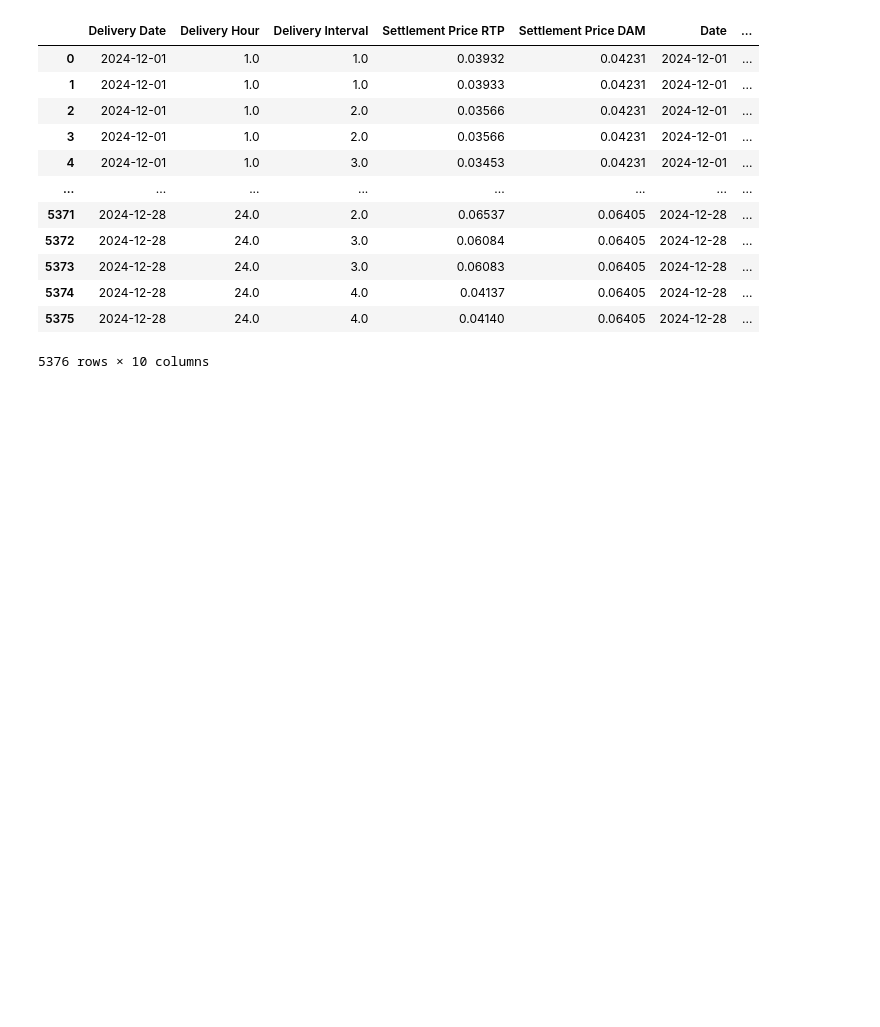
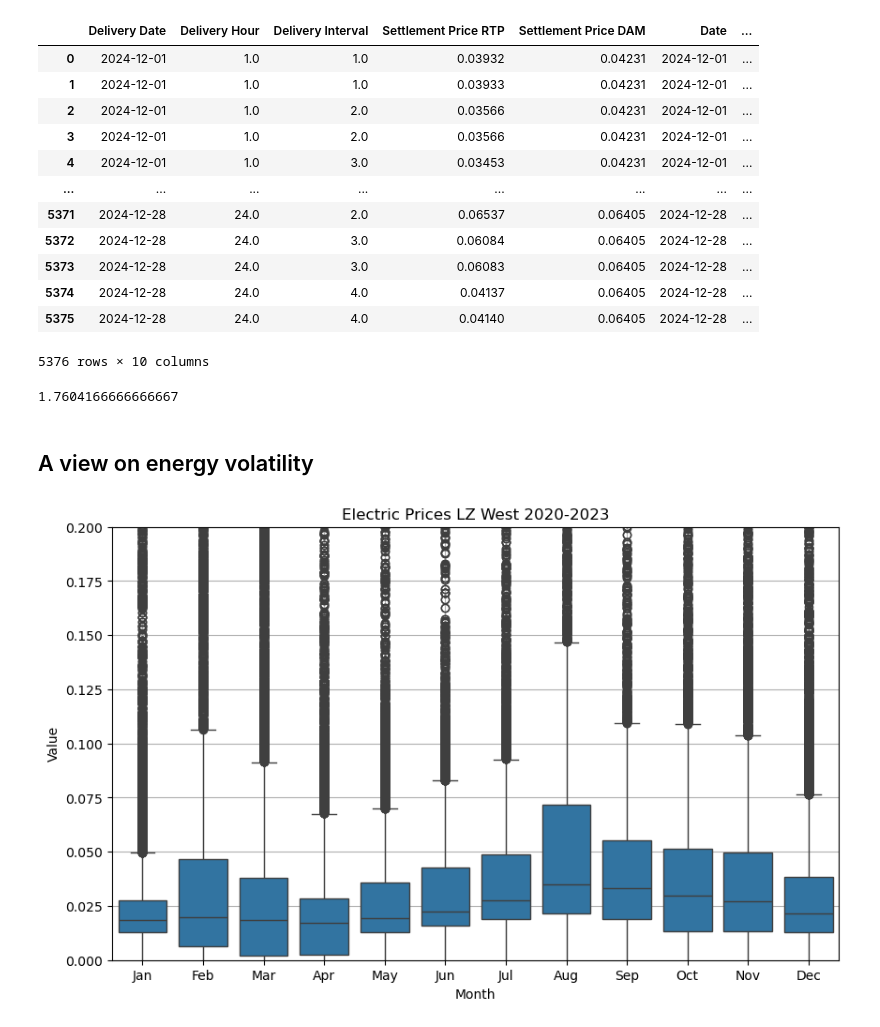
Before and after one commit to brock-fassnacht/ERCOT_Pricing, a Jupyter notebook: Pricing Analysis.ipynb, the cells around one changed output. Saved outputs shown, nothing was run; the diff lists cells and outputs as text; code cells hidden in the pictures; blank space fills up the shorter version.

```diff
--- a/Pricing Analysis.ipynb
+++ b/Pricing Analysis.ipynb
@@ -332,3 +426,14 @@ tbl
 | 5374 | 2024-12-28 | 24.0 | 4.0 | 0.04137 | 0.06405 | 2024-12-28 | ... |
 | 5375 | 2024-12-28 | 24.0 | 4.0 | 0.04140 | 0.06405 | 2024-12-28 | ... |
 5376 rows × 10 columns
+# %%
+169/(4*24)
+# %% [output]
+1.7604166666666667
+# %% [markdown]
+## A view on energy volatility
+# %%
+year = 2024
+
+filtered_rtp = rtp_table[(rtp_table["Delivery_Year"] != year) & (rtp_table["Settlement Point Name"] == "LZ_WEST")]
+filtered_rtp_other = rtp_table[(rtp_table["Delivery_Year"] == year) & (rtp_table["Settlement Point Name"] == "LZ_WEST")]
@@ -334,0 +444,15 @@ tbl
+# %%
+# Create a grouped box plot
+plt.figure(figsize=(10, 6))
+sns.boxplot(x="sheet_name", y="Settlement Point Price KWH", data=filtered_rtp)
+
+# Customize the plot
+plt.title("Electric Prices LZ West 2020-2023")
+plt.xlabel("Month")
+plt.ylabel("Value")
+plt.ylim(top=.2)
+plt.ylim(0)
+plt.grid(True)
+plt.show()
+# %% [output]
+[figure, added]
```
Also changed, not shown: parts of 30 cells of this notebook, 2 other files.
